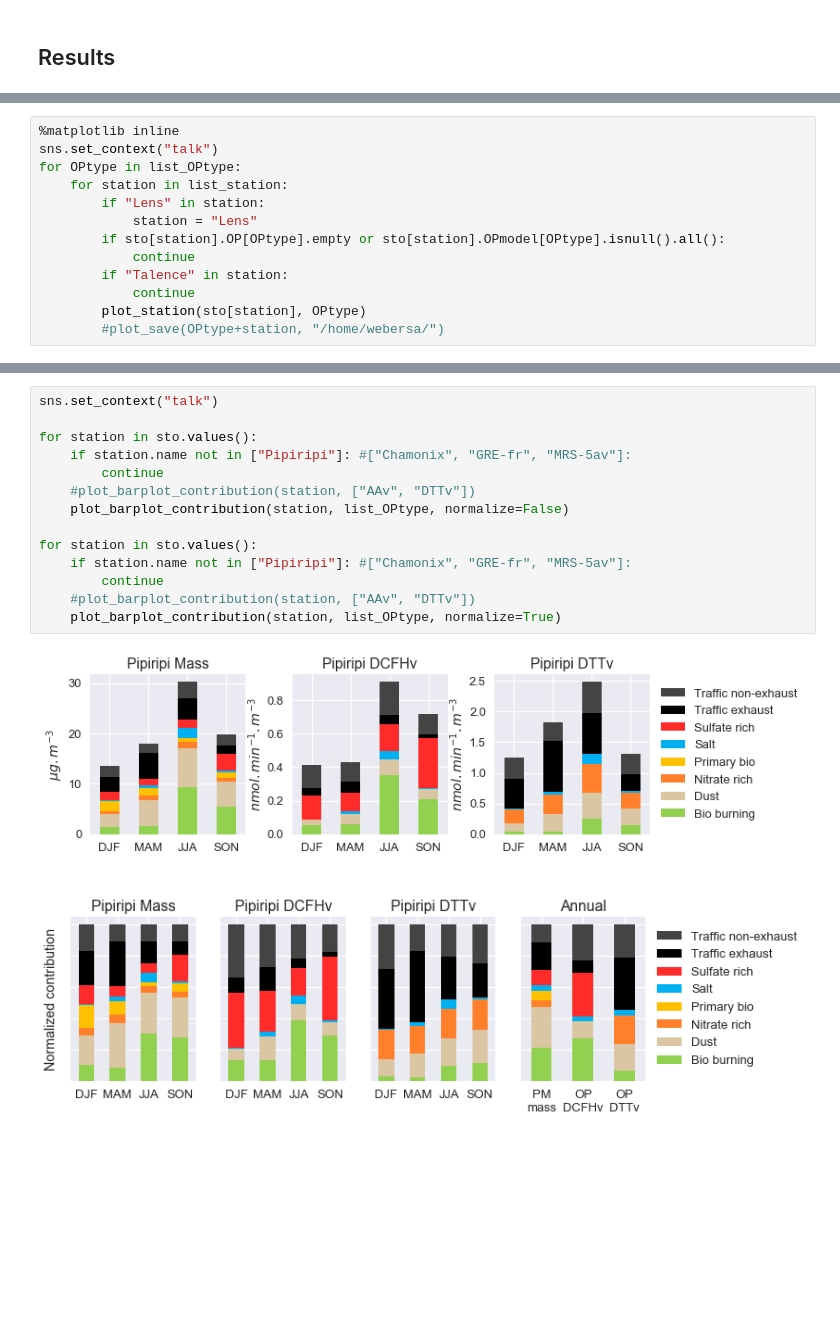
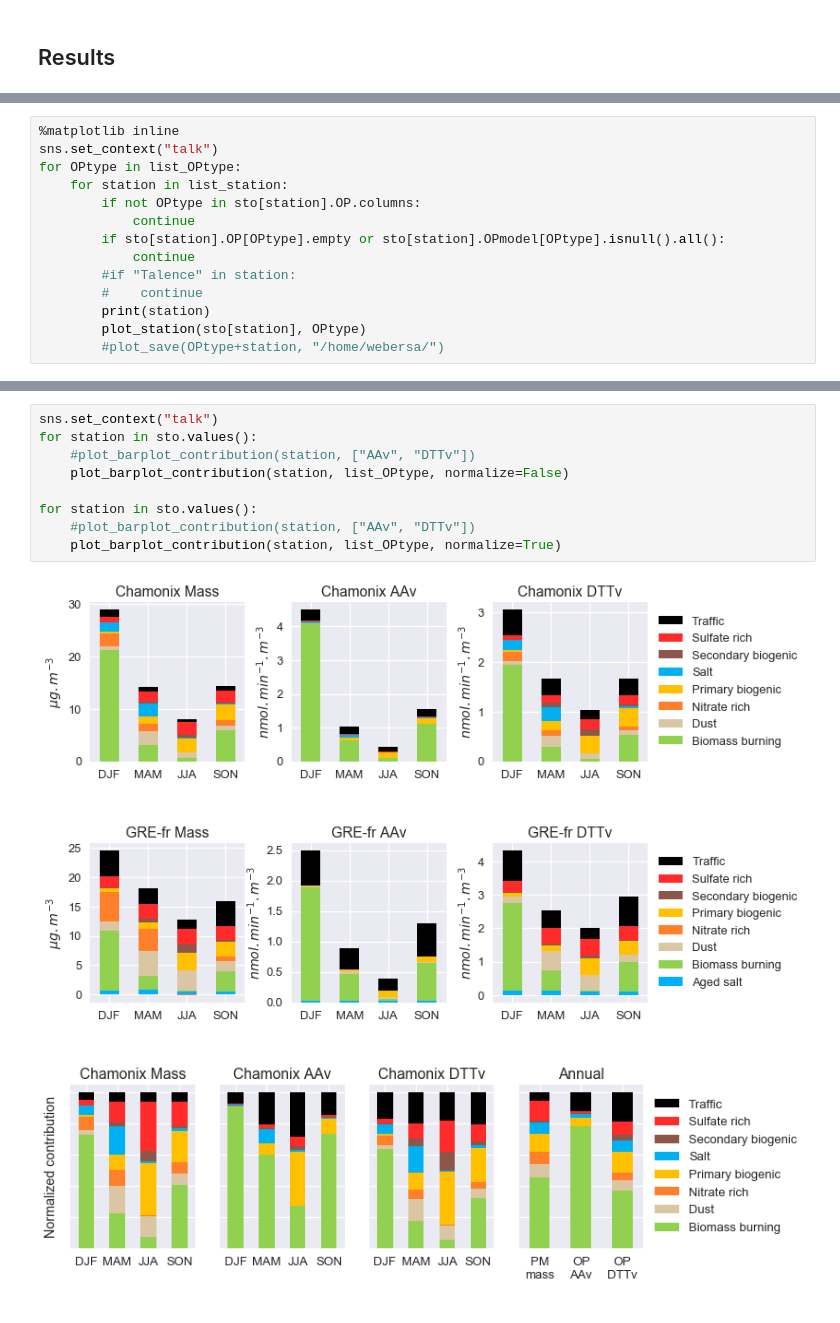
Before and after one commit to weber-s/inversionPO, a Jupyter notebook: deconvol_OP.ipynb, the cells around one changed output, grey strips where cells are left out. Cells and saved outputs as stored; diff of their text form; blank space fills up the shorter version.

```diff
--- a/deconvol_OP.ipynb
+++ b/deconvol_OP.ipynb
@@ -177,12 +245,13 @@ plot_coeff_all_boxplot(sto, list_OPtype)
 sns.set_context("talk")
 for OPtype in list_OPtype:
     for station in list_station:
-        if "Lens" in station:
-            station = "Lens"
+        if not OPtype in sto[station].OP.columns:
+            continue
         if sto[station].OP[OPtype].empty or sto[station].OPmodel[OPtype].isnull().all():
             continue
-        if "Talence" in station:
-            continue
+        #if "Talence" in station:
+        #    continue
+        print(station)
         plot_station(sto[station], OPtype)
         #plot_save(OPtype+station, "/home/webersa/")
 # %% [output]
@@ -221,17 +266,13 @@ for OPtype in list_OPtype:
 # %%
 sns.set_context("talk")
-
 for station in sto.values():
-    if station.name not in ["Pipiripi"]: #["Chamonix", "GRE-fr", "MRS-5av"]:
-        continue
     #plot_barplot_contribution(station, ["AAv", "DTTv"])
     plot_barplot_contribution(station, list_OPtype, normalize=False)
 
 for station in sto.values():
-    if station.name not in ["Pipiripi"]: #["Chamonix", "GRE-fr", "MRS-5av"]:
-        continue
     #plot_barplot_contribution(station, ["AAv", "DTTv"])
     plot_barplot_contribution(station, list_OPtype, normalize=True)
 # %% [output]
-[figure, old version]
+[figure, new version]
-[figure, old version]
+[figure, new version]
+[figure, added]
```
Also changed, not shown: parts of 11 cells of this notebook, 13 other files.
